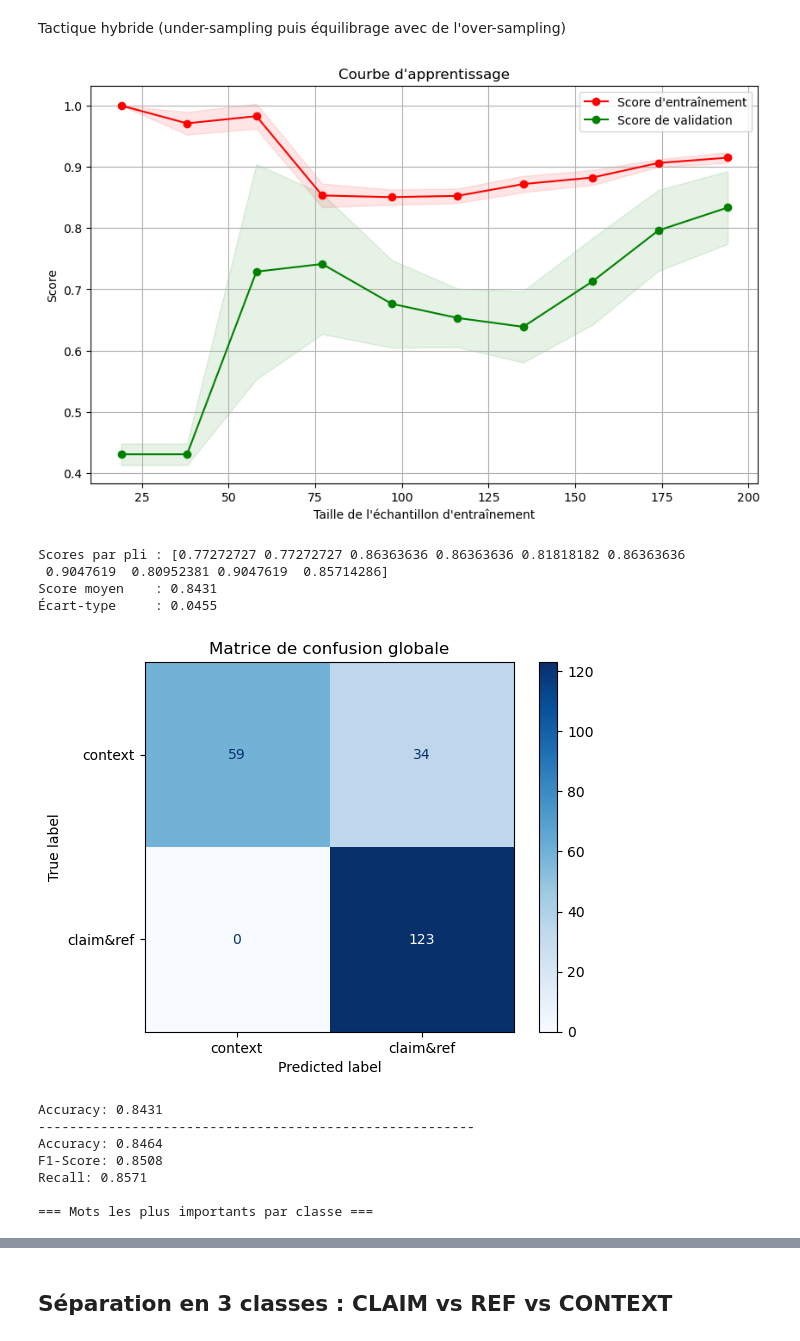
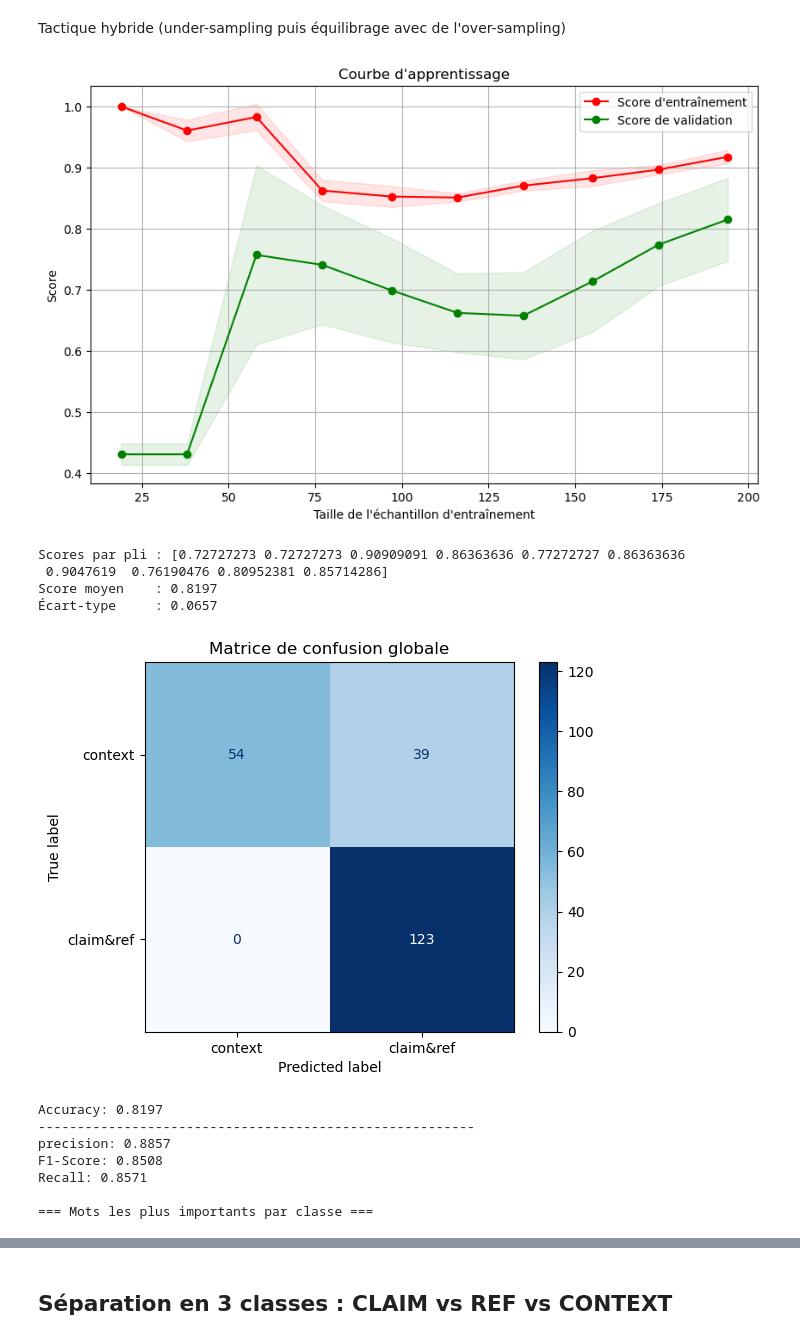
Before and after one commit to Kinadim/ML_projet, a Jupyter notebook: anotherNotebook.ipynb, the cells around one changed output, grey strips where cells are left out. Saved outputs shown, nothing was run; the diff lists cells and outputs as text; code cells hidden in the pictures.

```diff
--- a/anotherNotebook.ipynb
+++ b/anotherNotebook.ipynb
@@ -938,7 +938,7 @@ On voit qu'il y a un déséquilibre important entre scientific_context et claim&
 sci_df = df[df['science_related'] == 1].copy()
 
 
-combo = ["remove_links", "remove_stopwords", "lemmatize_words", "stem_words"]
+combo = ["remove_links", "remove_stopwords", "lemmatize_words", "stem_words","stem_words"]
 
 for transformation in combo:
     if transformation in transformations:
@@ -1167,42 +1169,42 @@ Tactique hybride (under-sampling puis équilibrage avec de l'over-sampling)
 # %%
 # Filtrer pour conserver une centaine de lignes équilibrées
 #rus = RandomUnderSampler(random_state=42, sampling_strategy='auto')
 # Extract the 'label' column as the target
 y_single = y['label']
 
 # Apply RandomUnderSampler
 rus = RandomUnderSampler(random_state=42, sampling_strategy=100 / len(y_single))
 X_resampled, y_resampled = rus.fit_resample(X_vect, y_single)
 
 # Apply ADASYN
 ros = ADASYN(random_state=42, sampling_strategy=0.75438596499)
 X_resampled, y_resampled = ros.fit_resample(X_resampled, y_resampled)
 
 
 
 # Modèle choisi : Régression Logistique
 
 #model = OneVsRestClassifier(LogisticRegression(class_weight='balanced', max_iter=1000, random_state=42,penalty='l2', C=0.00125))
-model = OneVsRestClassifier(RandomForestClassifier(n_estimators=100, max_depth=10, random_state=42))
+model = RandomForestClassifier(n_estimators=100, max_depth=10, random_state=42)
 
 #model = LogisticRegression(class_weight='balanced', max_iter=1000, random_state=42,penalty='l2', C=0.00125)
 #model = XGBClassifier(eval_metric='logloss')
-#model = SVC(kernel='linear', probability=True, random_state=42)
+#model = OneVsRestClassifier(SVC(kernel='linear', probability=True, random_state=42,C=0.001))
 # Configuration des K-Folds
 name1 = "context"
 name2 ="claim&ref"
-
-fitting_with_scaffold2(model,X_resampled,y_resampled,name1,name2)
+fitting_with_scaffold(model,X_resampled,y_resampled,name1,name2)
+#fitting_with_scaffold2(model,X_resampled,y_resampled,name1,name2)
 # %% [output]
-[figure, old version]
+[figure, new version]
-Scores par pli : [0.77272727 0.77272727 0.86363636 0.86363636 0.81818182 0.86363636
- 0.9047619  0.80952381 0.9047619  0.85714286]
-Score moyen    : 0.8431
-Écart-type     : 0.0455
+Scores par pli : [0.72727273 0.72727273 0.90909091 0.86363636 0.77272727 0.86363636
+ 0.9047619  0.76190476 0.80952381 0.85714286]
+Score moyen    : 0.8197
+Écart-type     : 0.0657
 [figure]
-Accuracy: 0.8431
+Accuracy: 0.8197
 --------------------------------------------------------
-Accuracy: 0.8464
+precision: 0.8857
 F1-Score: 0.8508
 Recall: 0.8571
 
```
Also changed, not shown: parts of 24 cells of this notebook.
